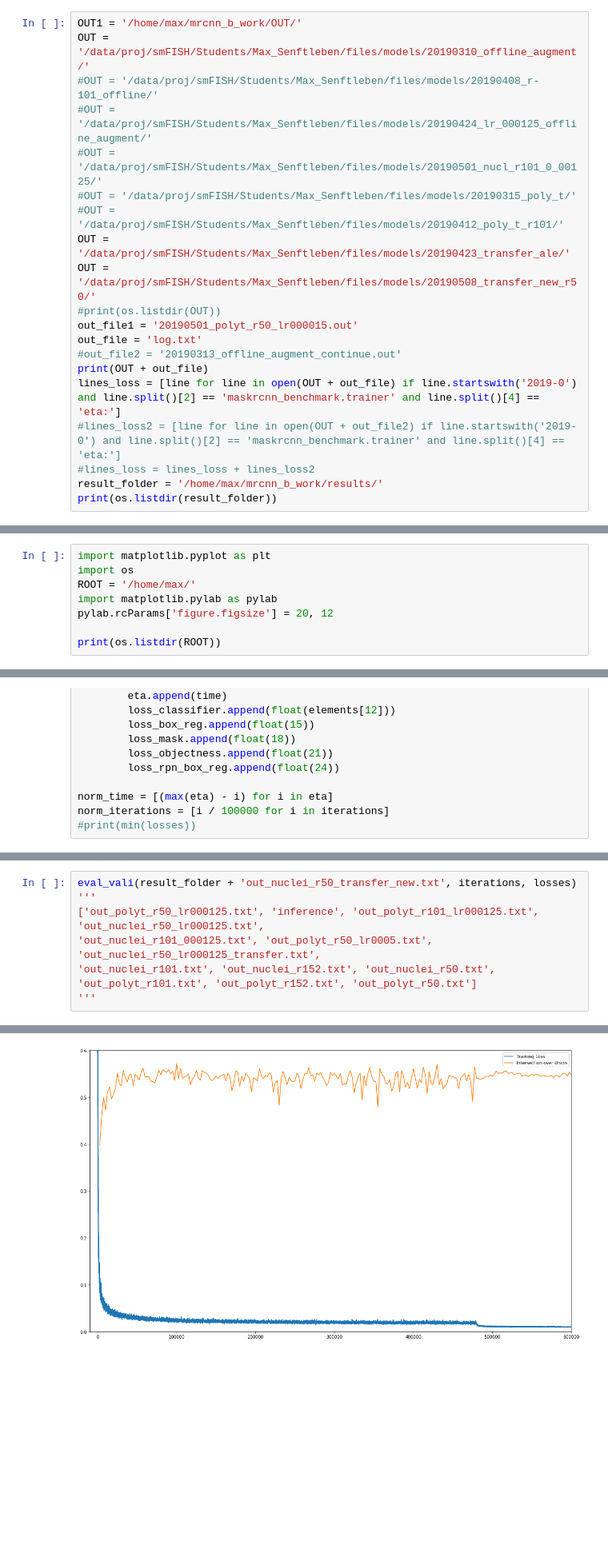
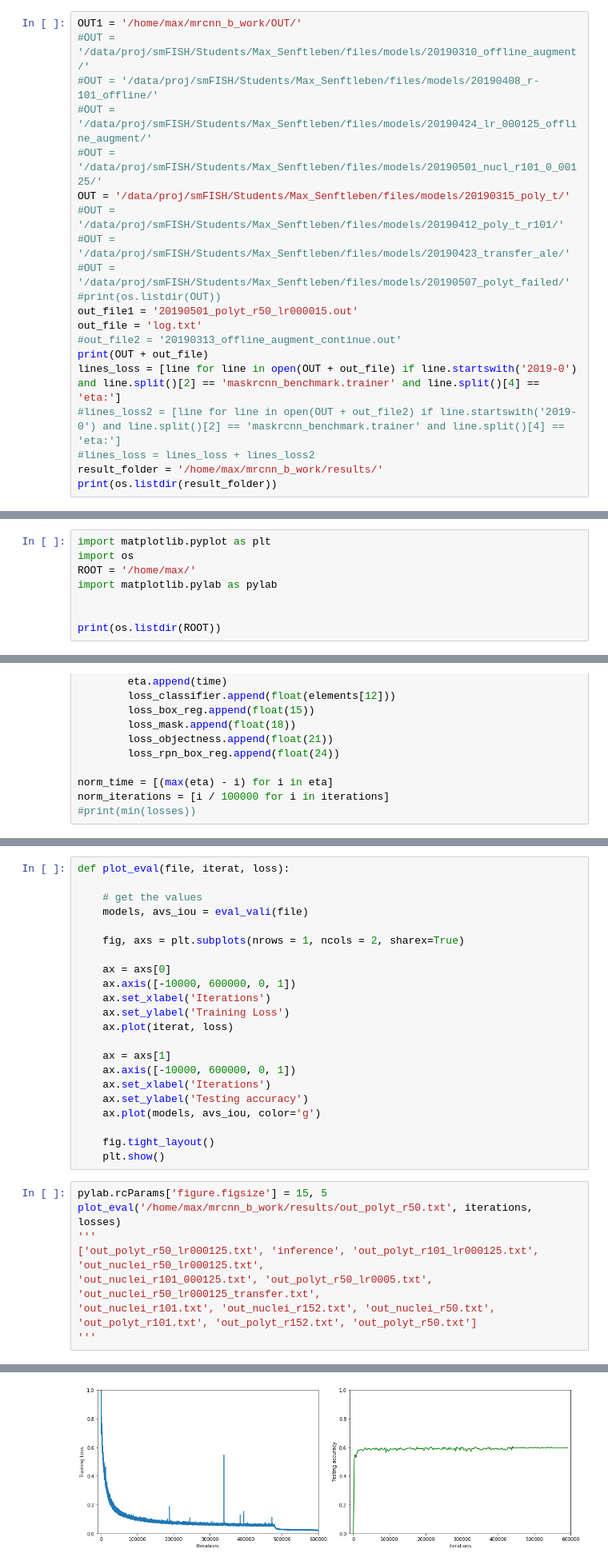
Before and after one commit to maxsenh/nuclei_cell_detect, a Jupyter notebook: parsing/get_loss_new.ipynb, the cells around one changed output, grey strips where cells are left out. Shown at 80% size. Drawn from its saved outputs; the diff is of its cells as text; blank space fills up the shorter version.

```diff
--- a/parsing/get_loss_new.ipynb
+++ b/parsing/get_loss_new.ipynb
@@ -6,14 +6,14 @@ import matplotlib.pyplot as plt
 s = 720000 / 2856
 # %%
 OUT1 = '/home/max/mrcnn_b_work/OUT/'
-OUT = '/data/proj/smFISH/Students/Max_Senftleben/files/models/20190310_offline_augment/'
+#OUT = '/data/proj/smFISH/Students/Max_Senftleben/files/models/20190310_offline_augment/'
 #OUT = '/data/proj/smFISH/Students/Max_Senftleben/files/models/20190408_r-101_offline/'
 #OUT = '/data/proj/smFISH/Students/Max_Senftleben/files/models/20190424_lr_000125_offline_augment/'
 #OUT = '/data/proj/smFISH/Students/Max_Senftleben/files/models/20190501_nucl_r101_0_00125/'
-#OUT = '/data/proj/smFISH/Students/Max_Senftleben/files/models/20190315_poly_t/'
+OUT = '/data/proj/smFISH/Students/Max_Senftleben/files/models/20190315_poly_t/'
 #OUT = '/data/proj/smFISH/Students/Max_Senftleben/files/models/20190412_poly_t_r101/'
-OUT = '/data/proj/smFISH/Students/Max_Senftleben/files/models/20190423_transfer_ale/'
-OUT = '/data/proj/smFISH/Students/Max_Senftleben/files/models/20190508_transfer_new_r50/'
+#OUT = '/data/proj/smFISH/Students/Max_Senftleben/files/models/20190423_transfer_ale/'
+#OUT = '/data/proj/smFISH/Students/Max_Senftleben/files/models/20190507_polyt_failed/'
 #print(os.listdir(OUT))
 out_file1 = '20190501_polyt_r50_lr000015.out'
 out_file = 'log.txt'
@@ -35,7 +35,7 @@ import matplotlib.pyplot as plt
 import os
 ROOT = '/home/max/'
 import matplotlib.pylab as pylab
-pylab.rcParams['figure.figsize'] = 20, 12
+
 
 print(os.listdir(ROOT))
 # %% [output]
@@ -152,5 +148,28 @@ norm_iterations = [i / 100000 for i in iterations]
+# %%
+def plot_eval(file, iterat, loss):
+
+    # get the values
+    models, avs_iou = eval_vali(file)
+
+    fig, axs = plt.subplots(nrows = 1, ncols = 2, sharex=True)
+
+    ax = axs[0]
+    ax.axis([-10000, 600000, 0, 1])
+    ax.set_xlabel('Iterations')
+    ax.set_ylabel('Training Loss')
+    ax.plot(iterat, loss)
+
+    ax = axs[1]
+    ax.axis([-10000, 600000, 0, 1])
+    ax.set_xlabel('Iterations')
+    ax.set_ylabel('Testing accuracy')
+    ax.plot(models, avs_iou, color='g')
+
+    fig.tight_layout()
+    plt.show()
 # %%
-eval_vali(result_folder + 'out_nuclei_r50_transfer_new.txt', iterations, losses)
+pylab.rcParams['figure.figsize'] = 15, 5
+plot_eval('/home/max/mrcnn_b_work/results/out_polyt_r50.txt', iterations, losses)
 '''
 ['out_polyt_r50_lr000125.txt', 'inference', 'out_polyt_r101_lr000125.txt', 'out_nuclei_r50_lr000125.txt',
 'out_nuclei_r101_000125.txt', 'out_polyt_r50_lr0005.txt', 'out_nuclei_r50_lr000125_transfer.txt',
@@ -167 +184 @@ AP.95 0.2585
-[figure, old version]
+[figure, new version]
```
Also changed, not shown: parts of 5 cells of this notebook, 3 other files.
